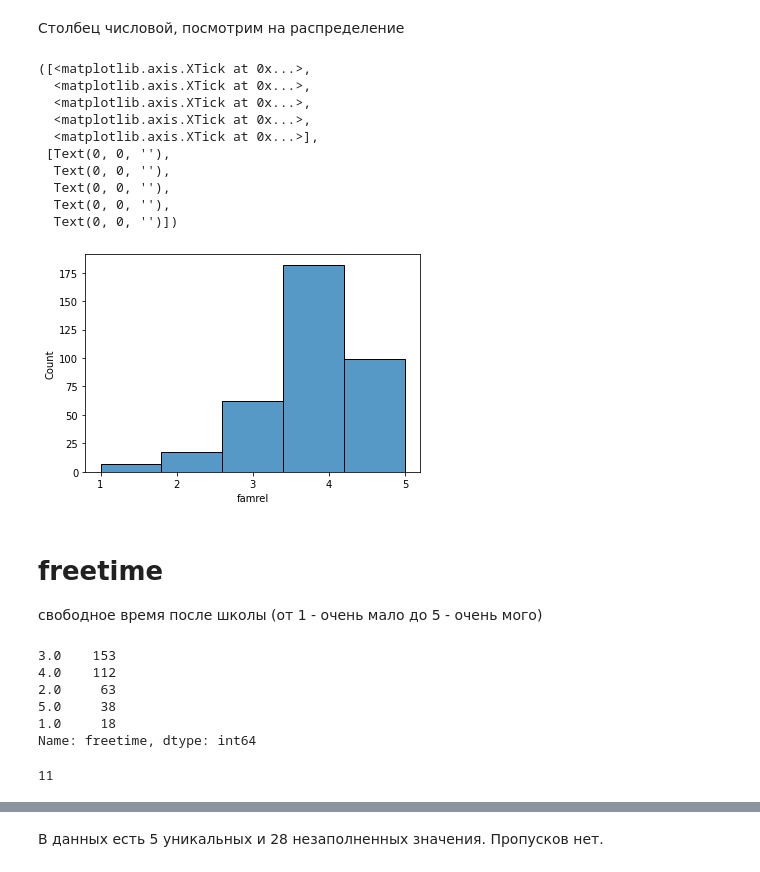
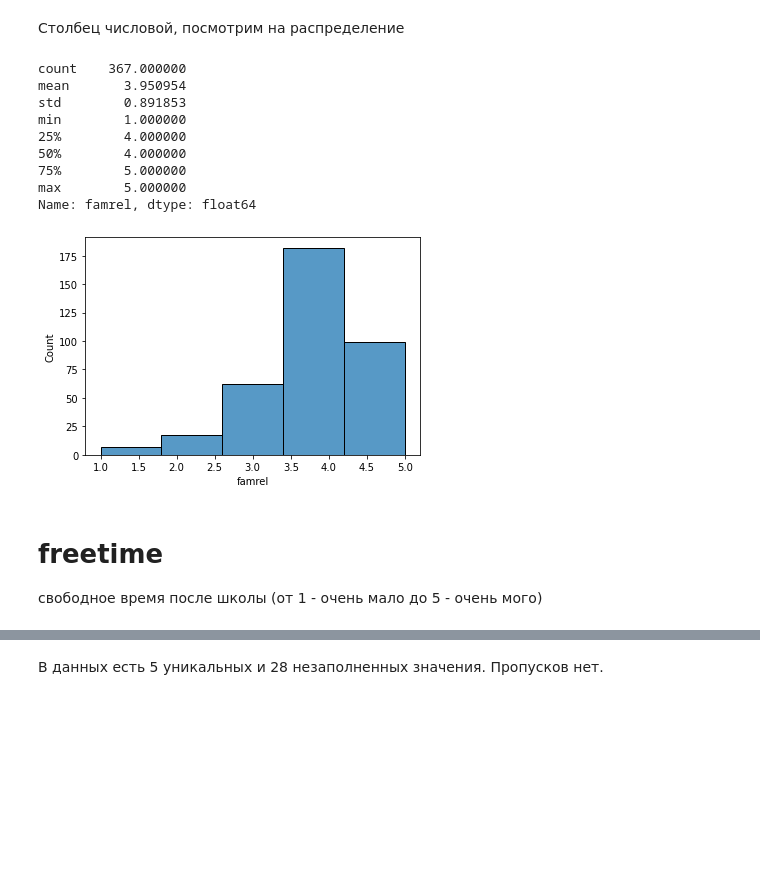
Before and after one commit to UndyingSerpent/skillfactory, a Jupyter notebook: module_2/Project_2.ipynb, the cells around one changed output, grey strips where cells are left out. Saved outputs shown, nothing was run; the diff lists cells and outputs as text; code cells hidden in the pictures; blank space fills up the shorter version.

```diff
--- a/module_2/Project_2.ipynb
+++ b/module_2/Project_2.ipynb
@@ -92,3 +121,13 @@ students.describe()
+# %%
+def describe_and_hist(df, binscount):
+    '''
+    Выводит describe и строит гистрограмму распределния
+    :param df:
+    :param bins:
+    :return:
+    '''
+    display(df.describe())
+    sns.histplot(x=df, bins=binscount)
 # %% [markdown]
 1. Проведите первичную обработку данных. Так как данных много, стоит написать функции, которые можно применять к столбцам определённого типа.
 # %% [markdown]
@@ -795,33 +681,19 @@ Name: famrel, dtype: float64
 # %% [markdown]
 Столбец числовой, посмотрим на распределение
 # %%
-sns.histplot(x=students.famrel, bins=5)
-plt.xticks([1, 2, 3, 4, 5])
+describe_and_hist(students.famrel, 5)
+#plt.xticks([1, 2, 3, 4, 5])
 # %% [output]
-([<matplotlib.axis.XTick at 0x...>,
-  <matplotlib.axis.XTick at 0x...>,
-  <matplotlib.axis.XTick at 0x...>,
-  <matplotlib.axis.XTick at 0x...>,
-  <matplotlib.axis.XTick at 0x...>],
- [Text(0, 0, ''),
-  Text(0, 0, ''),
-  Text(0, 0, ''),
-  Text(0, 0, ''),
-  Text(0, 0, '')])
+count    367.000000
+mean       3.950954
+std        0.891853
+min        1.000000
+25%        4.000000
+50%        4.000000
+75%        5.000000
+max        5.000000
+Name: famrel, dtype: float64
-[figure, old version]
+[figure, new version]
 # %% [markdown]
 # freetime
  свободное время после школы (от 1 - очень мало до 5 - очень мого)
-# %%
-students.freetime.value_counts()
-# %% [output]
-3.0    153
-4.0    112
-2.0     63
-5.0     38
-1.0     18
-Name: freetime, dtype: int64
-# %%
-students.freetime.isna().sum()
-# %% [output]
-11
```
Also changed, not shown: parts of 138 cells of this notebook.
